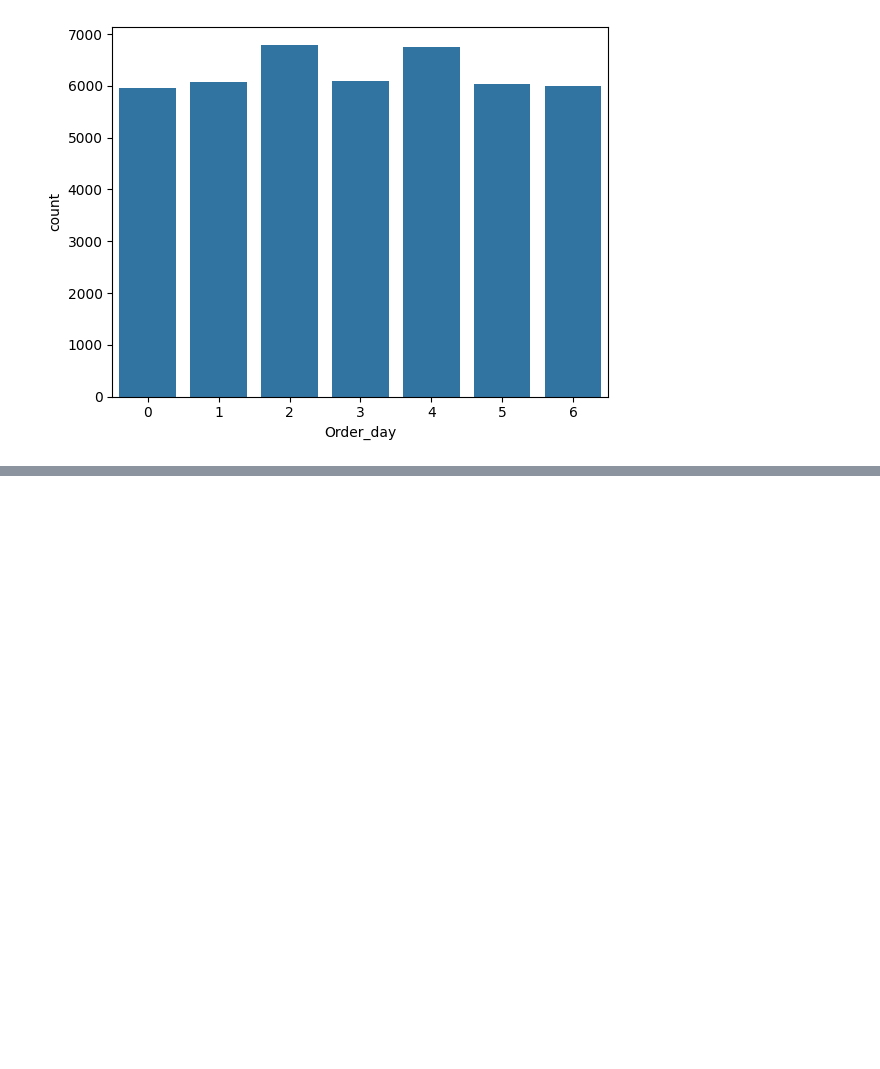
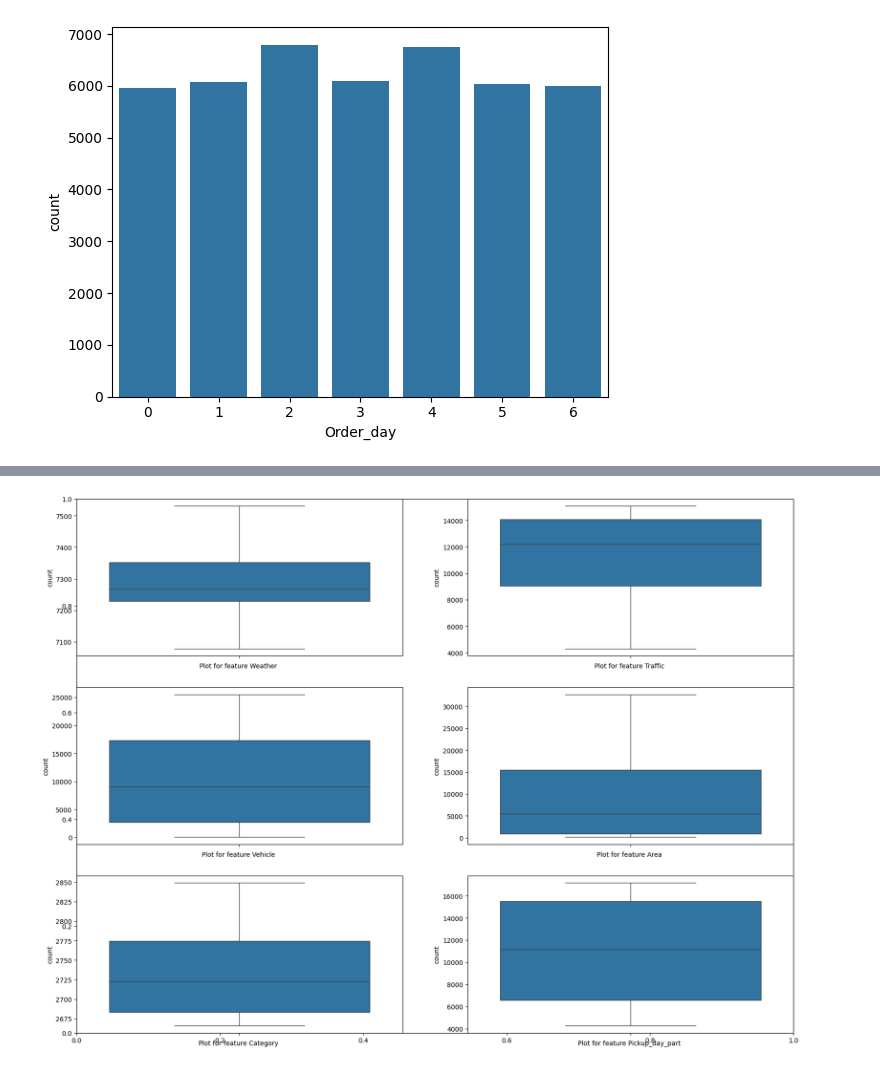
Before and after one commit to sushantkas/Project-3, a Jupyter notebook: EDA.ipynb, the cells around one changed output, grey strips where cells are left out. Cells and saved outputs as stored; diff of their text form; code cells hidden in the pictures; blank space fills up the shorter version.

```diff
--- a/EDA.ipynb
+++ b/EDA.ipynb
@@ -819,0 +888,11 @@ sns.barplot(amazon["Order_day"].value_counts());
+# %%
+plt.subplots(figsize=(20,15))
+j=1
+for i in string_columns:
+    plt.subplot(3,2,j)
+    plt.xlabel(f"Plot for feature {i} ")
+    sns.boxplot(amazon[i].value_counts())
+    j+=1
+plt.show()
+# %% [output]
+[figure, added]
```
Also changed, not shown: parts of 21 cells of this notebook, 2 other files.
